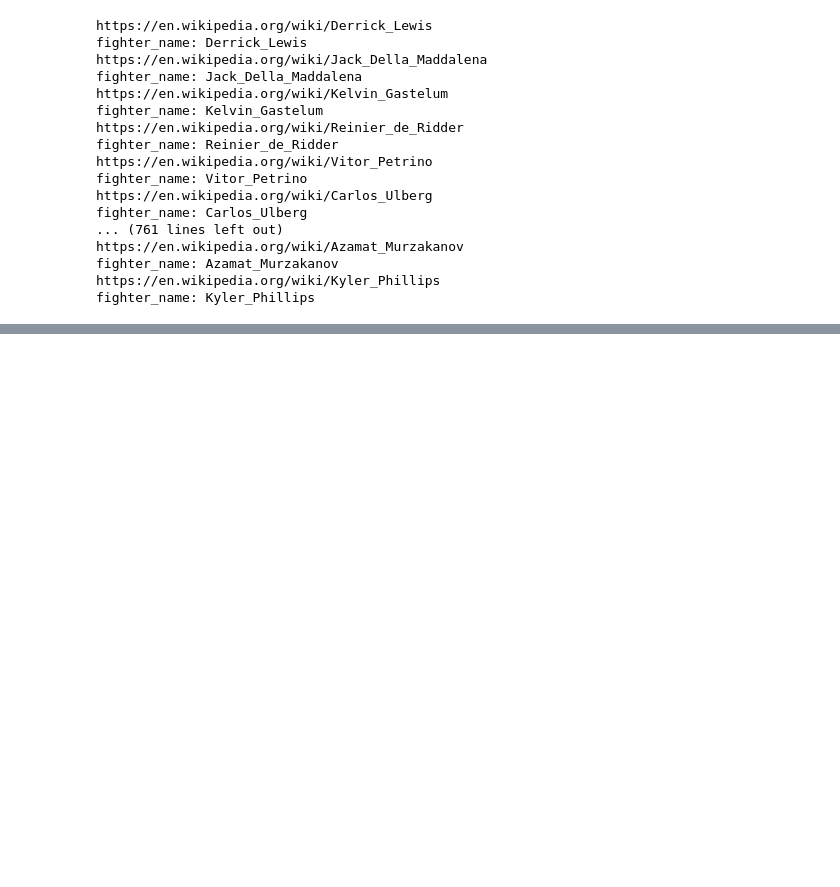
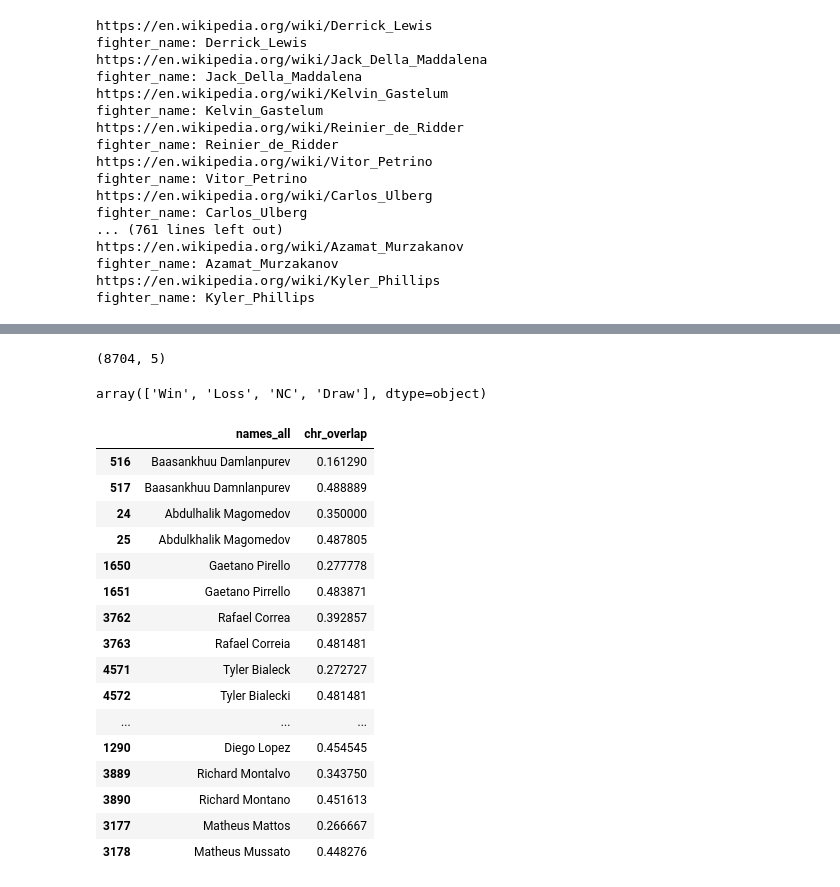
Before and after one commit to Duane321/true_theta, a Jupyter notebook: posts/trueskill/true_skill_ufc_dev.ipynb, the cells around one changed output, grey strips where cells are left out. Drawn from its saved outputs; the diff is of its cells as text; code cells hidden in the pictures; blank space fills up the shorter version.

Commit message:
added ufc matches data after cleaning

```diff
--- a/posts/trueskill/true_skill_ufc_dev.ipynb
+++ b/posts/trueskill/true_skill_ufc_dev.ipynb
@@ -84,0 +143,8 @@ with open('data/ufc_wiki_raw.json', 'w') as f:
+# %%
+ufc_matches_df.shape
+# %% [output]
+(8704, 5)
+# %%
+ufc_matches_df['Result'].unique()
+# %% [output]
+array(['Win', 'Loss', 'NC', 'Draw'], dtype=object)
@@ -84,0 +153,54 @@ with open('data/ufc_wiki_raw.json', 'w') as f:
+# %%
+mapper = {'Loss':0,
+          'Win':1}
+ufc_matches_df['Outcome'] = ufc_matches_df['Result'].apply(lambda x: mapper[x])
+# %%
+fighters = set(ufc_matches_df['Fighter'])
+opponents = set(ufc_matches_df['Opponent'])
+# fighters - opponents
+# %%
+def count_histogram_overlap(str1, str2):
+    hist1 = Counter(str1)
+    hist2 = Counter(str2)
+    common_chars = set(hist1.keys()).intersection(set(hist2.keys()))
+    overlap = 0
+    for char in common_chars:
+        overlap += min(hist1[char], hist2[char])
+
+    return overlap / (len(str1) + len(str2))
+# %%
+names_all = list(fighters | opponents)
+names_all = sorted(names_all)
+chr_overlap = [np.nan]
+
+for i in range(1, len(names_all)):
+    chr_overlap.append(count_histogram_overlap(names_all[i-1], names_all[i]))
+
+df = pd.DataFrame(dict(names_all=names_all, chr_overlap = chr_overlap))
+# %%
+top_indices = df.sort_values('chr_overlap', ascending=False).head(20).index
+indices_ch = []
+
+for ti in top_indices:
+    indices_ch.append(ti - 1)
+    indices_ch.append(ti)
+
+df.loc[indices_ch]
+# %% [output]
+|  | names_all | chr_overlap |
+| 516 | Baasankhuu Damlanpurev | 0.161290 |
+| 517 | Baasankhuu Damnlanpurev | 0.488889 |
+| 24 | Abdulhalik Magomedov | 0.350000 |
+| 25 | Abdulkhalik Magomedov | 0.487805 |
+| 1650 | Gaetano Pirello | 0.277778 |
+| 1651 | Gaetano Pirrello | 0.483871 |
+| 3762 | Rafael Correa | 0.392857 |
+| 3763 | Rafael Correia | 0.481481 |
+| 4571 | Tyler Bialeck | 0.272727 |
+| 4572 | Tyler Bialecki | 0.481481 |
+| ... | ... | ... |
+| 1290 | Diego Lopez | 0.454545 |
+| 3889 | Richard Montalvo | 0.343750 |
+| 3890 | Richard Montano | 0.451613 |
+| 3177 | Matheus Mattos | 0.266667 |
+| 3178 | Matheus Mussato | 0.448276 |
```
Also changed, not shown: parts of 13 cells of this notebook, 1 other file.
